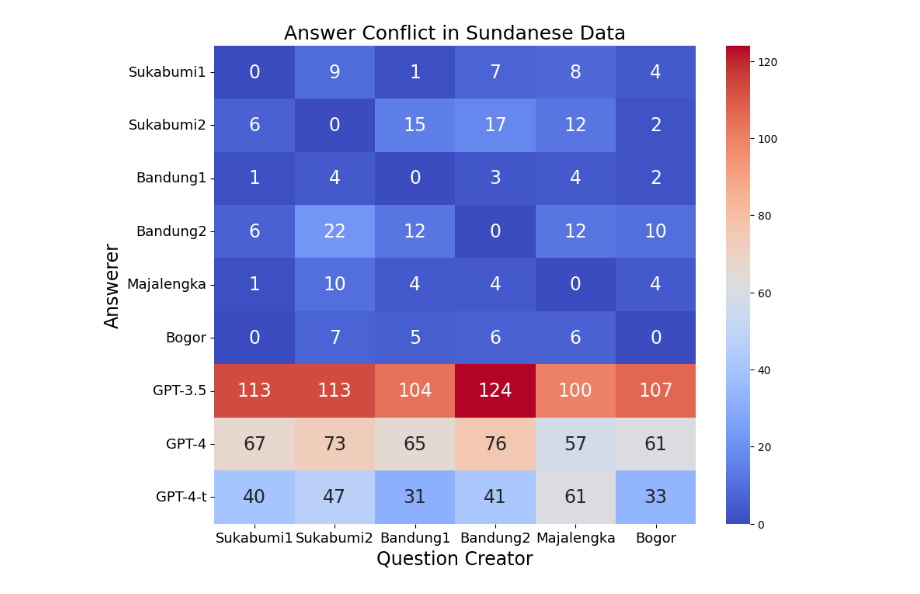
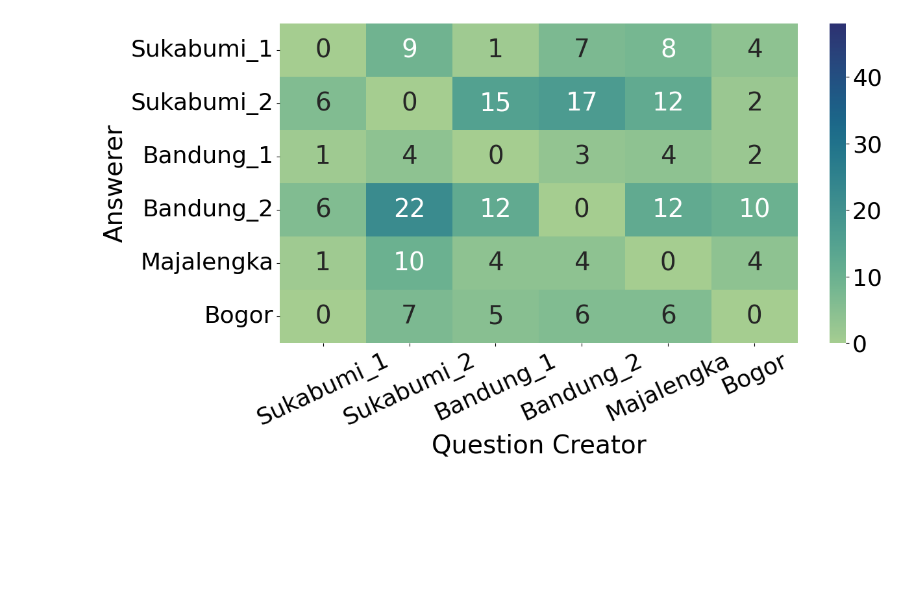
Before and after one commit to rifkiaputri/id-csqa, a Jupyter notebook: notebooks/analysis/figures.ipynb, the cells around one changed output. Saved outputs shown, nothing was run; the diff lists cells and outputs as text; code cells hidden in the pictures; blank space fills up the shorter version.

```diff
--- a/notebooks/analysis/figures.ipynb
+++ b/notebooks/analysis/figures.ipynb
@@ -34,30 +52,45 @@ plt.show()
 # %%
 # Manually inputting the data from the provided image for the heatmap.
+# data_new = {
+#     "Sukabumi_1":  [0,  6, 1,  6,  1,  0, 113, 67, 40],
+#     "Sukabumi_2":  [9,  0, 4, 22, 10,  7, 113, 73, 47],
+#     "Bandung_1":   [1, 15, 0, 12,  4,  5, 104, 65, 31],
+#     "Bandung_2":   [7, 17, 3,  0,  4,  6, 124, 76, 41],
+#     "Majalengka":  [8, 12, 4, 12,  0,  6, 100, 57, 61],
+#     "Bogor":       [4,  2, 2, 10,  4,  0, 107, 61, 33],
+# }
 data_new = {
-    "Sukabumi1":  [0,  6, 1,  6,  1,  0, 113, 67, 40],
-    "Sukabumi2":  [9,  0, 4, 22, 10,  7, 113, 73, 47],
-    "Bandung1":   [1, 15, 0, 12,  4,  5, 104, 65, 31],
-    "Bandung2":   [7, 17, 3,  0,  4,  6, 124, 76, 41],
-    "Majalengka": [8, 12, 4, 12,  0,  6, 100, 57, 61],
-    "Bogor":      [4,  2, 2, 10,  4,  0, 107, 61, 33],
+    "Sukabumi_1":  [0,  6, 1,  6,  1,  0],
+    "Sukabumi_2":  [9,  0, 4, 22, 10,  7],
+    "Bandung_1":   [1, 15, 0, 12,  4,  5],
+    "Bandung_2":   [7, 17, 3,  0,  4,  6],
+    "Majalengka":  [8, 12, 4, 12,  0,  6],
+    "Bogor":       [4,  2, 2, 10,  4,  0],
 }
 
 # Convert the data into a DataFrame
-df_new = pd.DataFrame(data_new, index=["Sukabumi1", "Sukabumi2", "Bandung1", "Bandung2", "Majalengka", "Bogor", "GPT-3.5", "GPT-4", "GPT-4-t"])
+# df_new = pd.DataFrame(data_new, index=["Sukabumi_1", "Sukabumi2", "Bandung1", "Bandung2", "Majalengka", "Bogor", "GPT-3.5", "GPT-4", "GPT-4-t"])
+df_new = pd.DataFrame(data_new, index=["Sukabumi_1", "Sukabumi_2", "Bandung_1", "Bandung_2", "Majalengka", "Bogor"])
 
 # Plotting the heatmap with the specified changes
-plt.figure(figsize=(10, 8))
-heatmap_new = sns.heatmap(df_new, annot=True, fmt="d", cmap="coolwarm", annot_kws={"size": 17})
+plt.figure(figsize=(13, 7))
+cmap = sns.color_palette("crest", as_cmap=True)
+ax = heatmap_new = sns.heatmap(df_new, annot=True, fmt="d", cmap=cmap, annot_kws={"size": 28}, vmin=0, vmax=48)
+cbar = ax.collections[0].colorbar
+cbar.ax.tick_params(labelsize=26)
 
 # Titles and labels
-plt.title('Answer Conflict in Sundanese Data', fontsize=18)
-plt.xlabel('Question Creator', fontsize=17)
-plt.ylabel('Answerer', fontsize=17)
+# plt.title('Answer Conflict in Sundanese Data', fontsize=18)
+plt.xlabel('Question Creator', fontsize=28)
+plt.ylabel('Answerer', fontsize=28)
 
 # Adjust the font size of the tick labels
-plt.xticks(fontsize=13)
-plt.yticks(fontsize=13)
-
+plt.xticks(fontsize=26)
+plt.yticks(fontsize=26)
+plt.xticks(rotation=25)
+plt.yticks(rotation=0)
+plt.tight_layout()
+plt.savefig('figures/anno_conflict_sun.pdf', format='pdf', bbox_inches="tight")
 plt.show()
 # %% [output]
-[figure, old version]
+[figure, new version]
```
Also changed, not shown: parts of 2 cells of this notebook, 5 other files.
